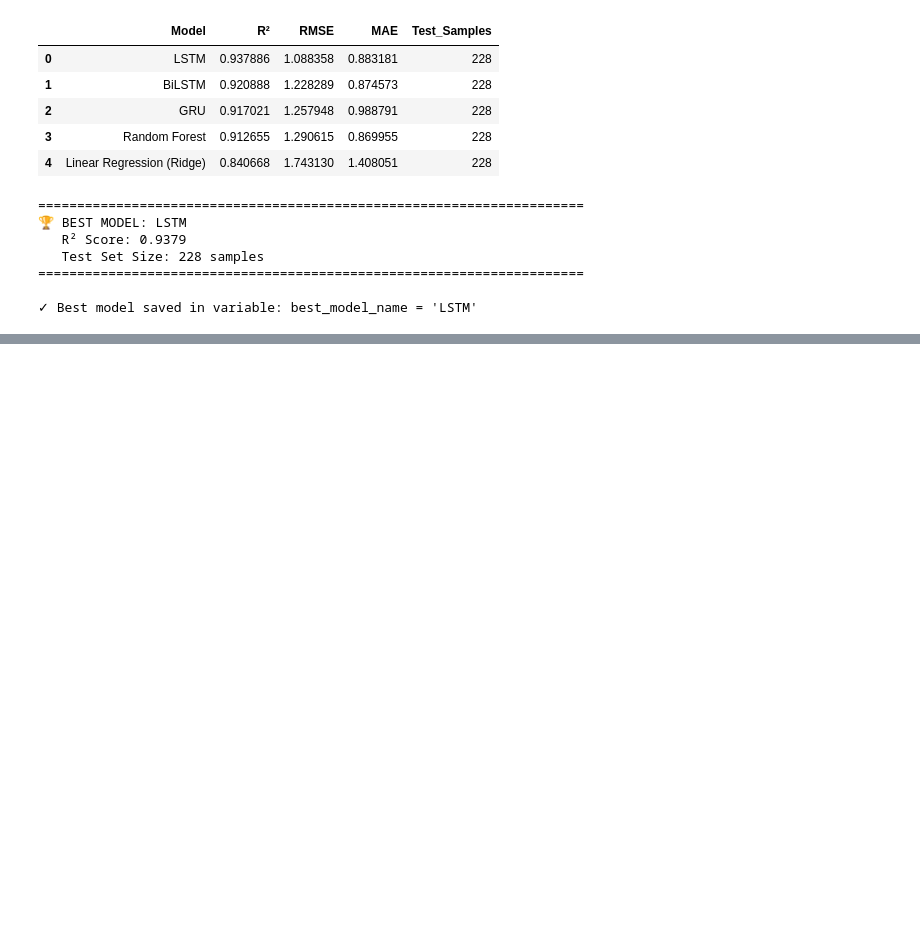
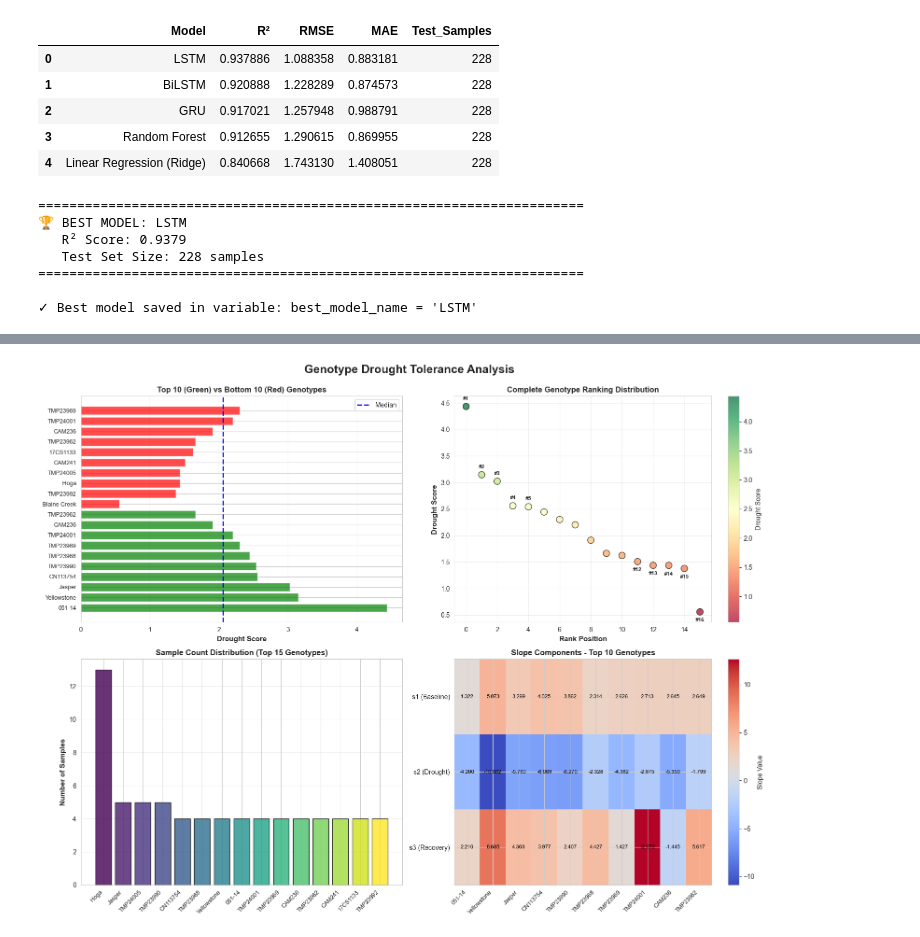
Before and after one commit to bushwill/CMPT-878-Project, a Jupyter notebook: Training_script2.ipynb, the cells around one changed output, grey strips where cells are left out. Drawn from its saved outputs; the diff is of its cells as text; code cells hidden in the pictures; blank space fills up the shorter version.

Commit message:
Predic scores and ranks and visualize

```diff
--- a/Training_script2.ipynb
+++ b/Training_script2.ipynb
@@ -1718,0 +1914,93 @@ TEST SET PERFORMANCE (AUGMENTED MODELS)
+# %%
+# ============================================================================
+# VISUALIZE GENOTYPE DROUGHT TOLERANCE RANKINGS
+# ============================================================================
+import matplotlib.pyplot as plt
+import seaborn as sns
+import numpy as np
+
+# Set style
+sns.set_style("whitegrid")
+plt.rcParams['figure.figsize'] = (14, 10)
+
+# Create figure with subplots
+fig, axes = plt.subplots(2, 2, figsize=(16, 12))
+fig.suptitle('Genotype Drought Tolerance Analysis', fontsize=18, fontweight='bold', y=0.995)
+
+# 1. Horizontal Bar Chart - Top 10 and Bottom 10
+ax1 = axes[0, 0]
+top_10 = genotype_scores.head(10)
+bottom_10 = genotype_scores.tail(10).sort_values('drought_score', ascending=True)
+
+combined = pd.concat([top_10, bottom_10])
+colors = ['green' if i < 10 else 'red' for i in range(len(combined))]
+
+y_pos = np.arange(len(combined))
+ax1.barh(y_pos, combined['drought_score'], color=colors, alpha=0.7)
+ax1.set_yticks(y_pos)
+ax1.set_yticklabels(combined['Genotype'], fontsize=9)
+ax1.set_xlabel('Drought Score', fontsize=11, fontweight='bold')
+ax1.set_title('Top 10 (Green) vs Bottom 10 (Red) Genotypes', fontsize=12, fontweight='bold')
+ax1.axvline(x=combined['drought_score'].median(), color='blue', linestyle='--', linewidth=2, label='Median')
+ax1.legend()
+ax1.grid(axis='x', alpha=0.3)
+
+# 2. Full Ranking Scatter Plot with Rank Numbers
+ax2 = axes[0, 1]
+x_pos = np.arange(len(genotype_scores))
+scatter = ax2.scatter(x_pos, genotype_scores['drought_score'],
+                     c=genotype_scores['drought_score'],
+                     cmap='RdYlGn', s=100, alpha=0.7, edgecolors='black', linewidth=1)
+ax2.set_xlabel('Rank Position', fontsize=11, fontweight='bold')
+ax2.set_ylabel('Drought Score', fontsize=11, fontweight='bold')
+ax2.set_title('Complete Genotype Ranking Distribution', fontsize=12, fontweight='bold')
+ax2.grid(True, alpha=0.3)
+plt.colorbar(scatter, ax=ax2, label='Drought Score')
+
+# Add rank annotations for top 5 and bottom 5
+for i in range(min(5, len(genotype_scores))):
+    row = genotype_scores.iloc[i]
+    ax2.annotate(f"#{int(row['rank'])}", (i, row['drought_score']),
+                textcoords="offset points", xytext=(0,10), ha='center', fontsize=8, fontweight='bold')
+
+for i in range(max(0, len(genotype_scores)-5), len(genotype_scores)):
+    row = genotype_scores.iloc[i]
+    ax2.annotate(f"#{int(row['rank'])}", (i, row['drought_score']),
+                textcoords="offset points", xytext=(0,-15), ha='center', fontsize=8, fontweight='bold')
+
+# 3. Sample Count per Genotype
+ax3 = axes[1, 0]
+genotype_scores_sorted_samples = genotype_scores.sort_values('num_samples', ascending=False).head(15)
+colors_samples = plt.cm.viridis(np.linspace(0, 1, len(genotype_scores_sorted_samples)))
+ax3.bar(range(len(genotype_scores_sorted_samples)),
+       genotype_scores_sorted_samples['num_samples'],
+       color=colors_samples, alpha=0.8, edgecolor='black')
+ax3.set_xticks(range(len(genotype_scores_sorted_samples)))
+ax3.set_xticklabels(genotype_scores_sorted_samples['Genotype'], rotation=45, ha='right', fontsize=9)
+ax3.set_ylabel('Number of Samples', fontsize=11, fontweight='bold')
+ax3.set_title('Sample Count Distribution (Top 15 Genotypes)', fontsize=12, fontweight='bold')
+ax3.grid(axis='y', alpha=0.3)
+
+# 4. Score Components Heatmap - Top 10
+ax4 = axes[1, 1]
+top_10_heatmap = genotype_scores.head(10)[['Genotype', 's1_baseline', 's2_drought_onset', 's3_predicted_recovery']].set_index('Genotype')
+im = ax4.imshow(top_10_heatmap.T, cmap='coolwarm', aspect='auto')
+ax4.set_xticks(range(len(top_10_heatmap)))
+ax4.set_xticklabels(top_10_heatmap.index, rotation=45, ha='right', fontsize=9)
+ax4.set_yticks(range(len(top_10_heatmap.columns)))
+ax4.set_yticklabels(['s1 (Baseline)', 's2 (Drought)', 's3 (Recovery)'], fontsize=10)
+ax4.set_title('Slope Components - Top 10 Genotypes', fontsize=12, fontweight='bold')
+plt.colorbar(im, ax=ax4, label='Slope Value')
+
+# Add value annotations to heatmap
+for i in range(len(top_10_heatmap)):
+    for j in range(len(top_10_heatmap.columns)):
+        text = ax4.text(i, j, f'{top_10_heatmap.iloc[i, j]:.3f}',
+                       ha="center", va="center", color="black", fontsize=8)
+
+plt.tight_layout()
+plt.show()
+
+print("✓ Visualization complete")
+# %% [output]
+[figure, added]
```
Also changed, not shown: parts of 4 cells of this notebook.
